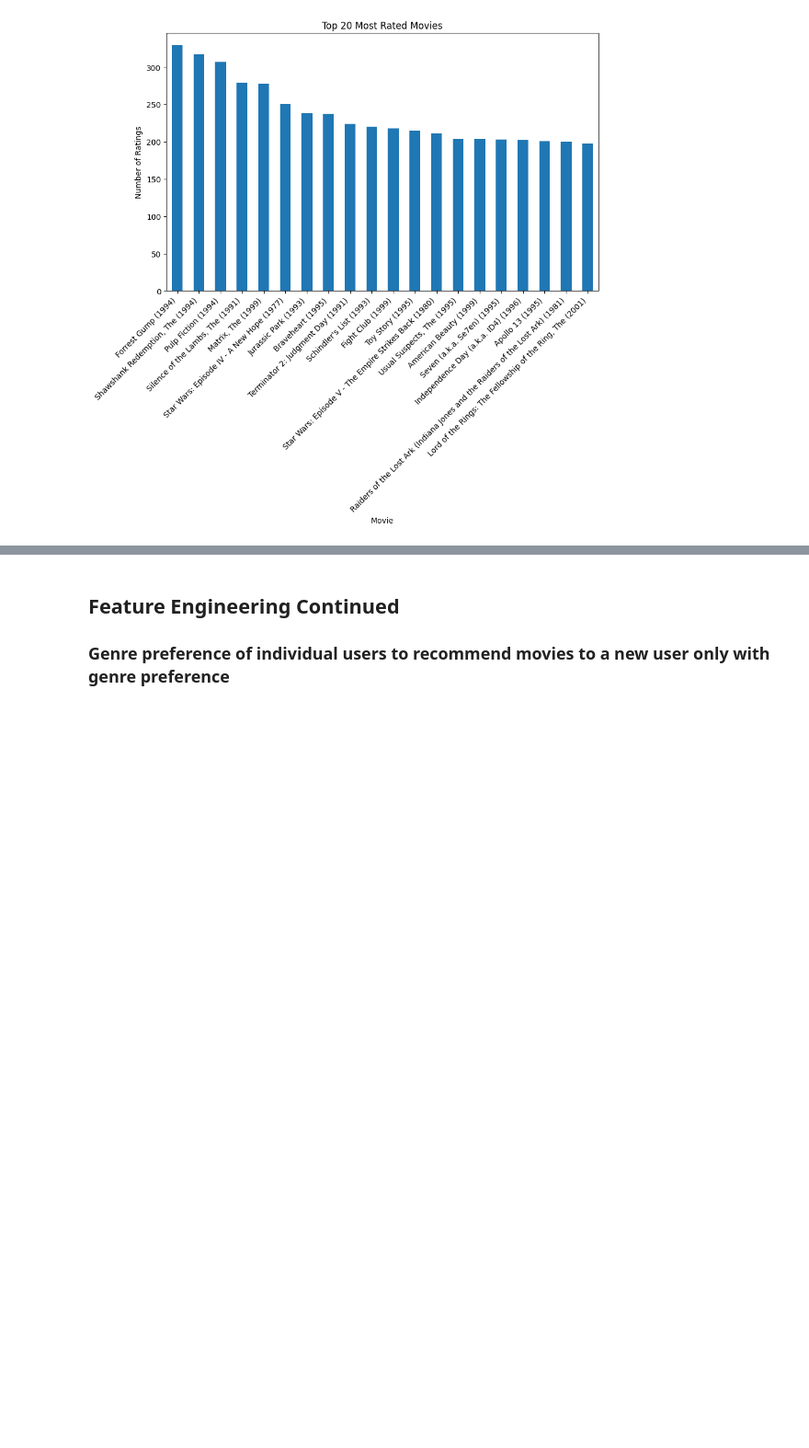
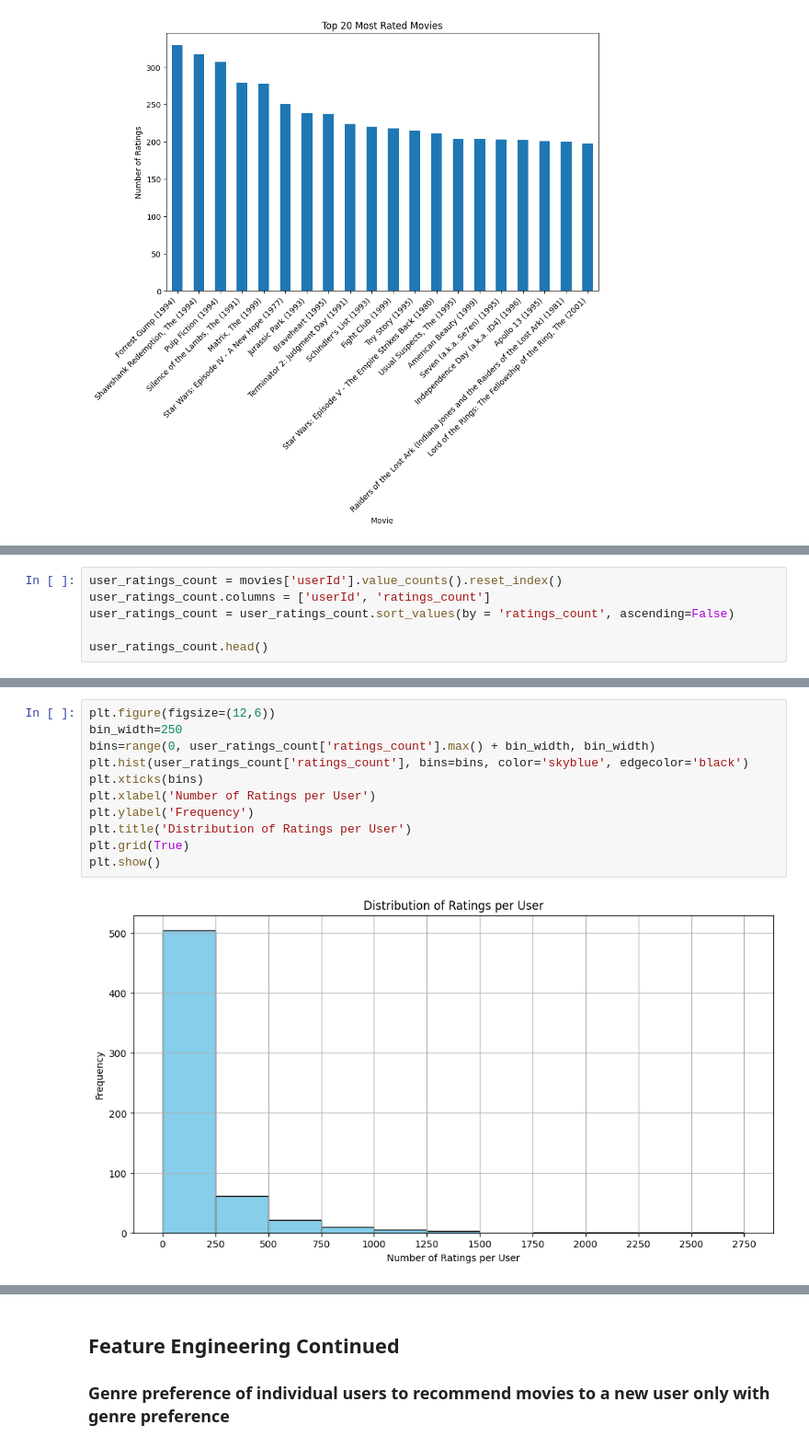
Before and after one commit to simonhui1/Recommendation_Systems, a Jupyter notebook: index.ipynb, the cells around one changed output, grey strips where cells are left out. Shown at 92% size. Cells and saved outputs as stored; diff of their text form; blank space fills up the shorter version.

```diff
--- a/index.ipynb
+++ b/index.ipynb
@@ -342,0 +345,6 @@ plt.show()
+# %%
+user_ratings_count = movies['userId'].value_counts().reset_index()
+user_ratings_count.columns = ['userId', 'ratings_count']
+user_ratings_count = user_ratings_count.sort_values(by = 'ratings_count', ascending=False)
+
+user_ratings_count.head()
@@ -342,0 +358,13 @@ plt.show()
+# %%
+plt.figure(figsize=(12,6))
+bin_width=250
+bins=range(0, user_ratings_count['ratings_count'].max() + bin_width, bin_width)
+plt.hist(user_ratings_count['ratings_count'], bins=bins, color='skyblue', edgecolor='black')
+plt.xticks(bins)
+plt.xlabel('Number of Ratings per User')
+plt.ylabel('Frequency')
+plt.title('Distribution of Ratings per User')
+plt.grid(True)
+plt.show()
+# %% [output]
+[figure, added]
```
Also changed, not shown: parts of 3 cells of this notebook.
